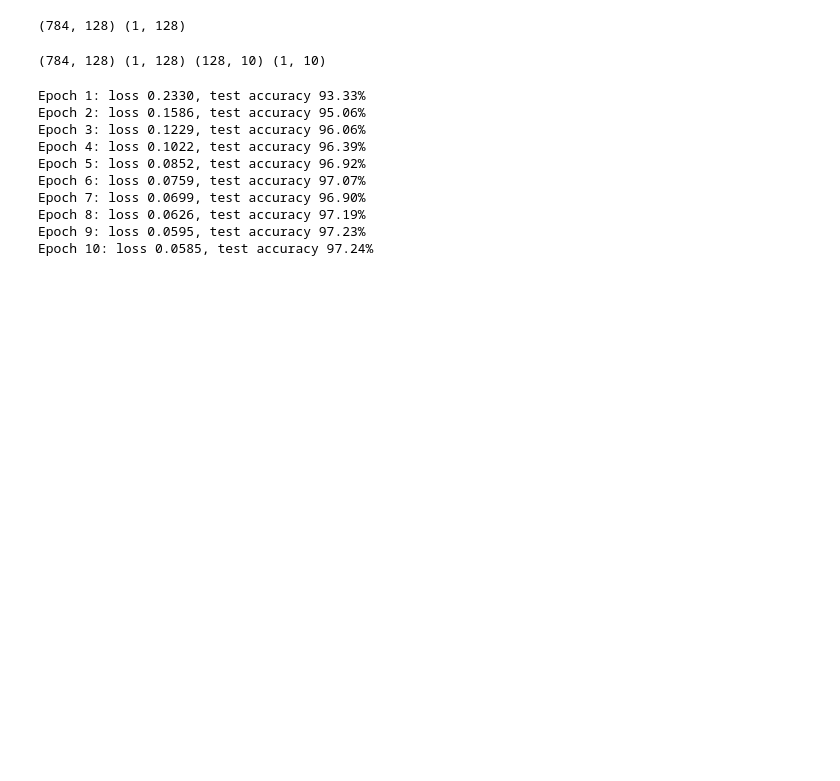
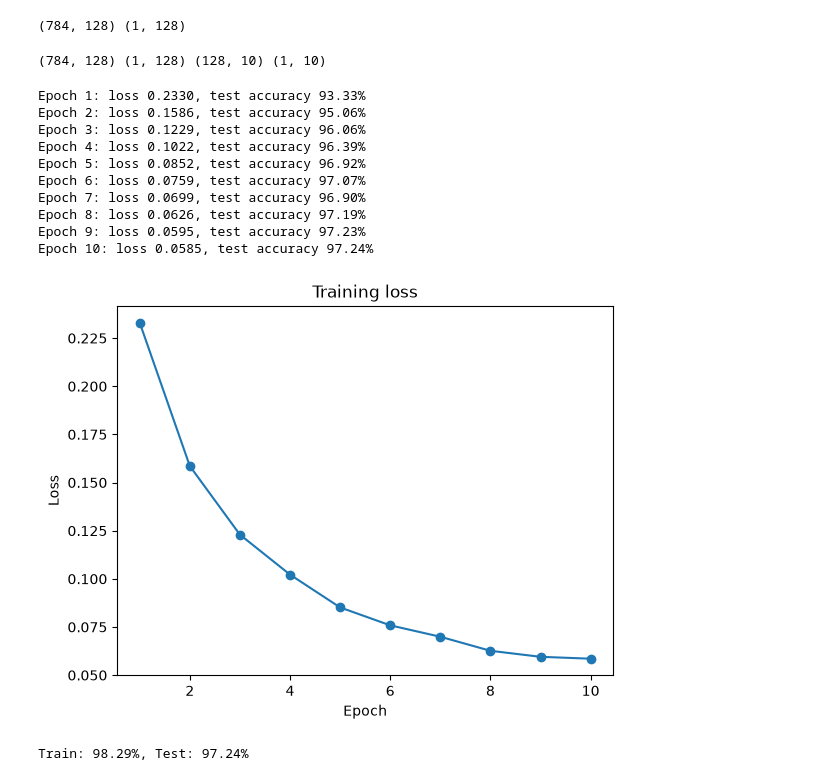
Before and after one commit to majdalsuleh/mnist-numpy-neural-net, a Jupyter notebook: mnist.ipynb, the cells around one changed output. Cells and saved outputs as stored; diff of their text form; code cells hidden in the pictures; blank space fills up the shorter version.

Commit message:
Add loss chart and mistake examples

```diff
--- a/mnist.ipynb
+++ b/mnist.ipynb
@@ -236,3 +236,17 @@ Epoch 7: loss 0.0699, test accuracy 96.90%
 Epoch 8: loss 0.0626, test accuracy 97.19%
 Epoch 9: loss 0.0595, test accuracy 97.23%
 Epoch 10: loss 0.0585, test accuracy 97.24%
+# %%
+   plt.plot(range(1, 11), losses, marker="o")
+   plt.xlabel("Epoch")
+   plt.ylabel("Loss")
+   plt.title("Training loss")
+   plt.show()
+# %% [output]
+[figure, added]
+# %%
+train_acc = accuracy(X_train_flat, y_train, W1, b1, W2, b2)
+test_acc = accuracy(X_test_flat, y_test, W1, b1, W2, b2)
+print(f"Train: {train_acc:.2%}, Test: {test_acc:.2%}")
+# %% [output]
+Train: 98.29%, Test: 97.24%
```
Also changed, not shown: parts of 3 cells of this notebook, 2 other files.
